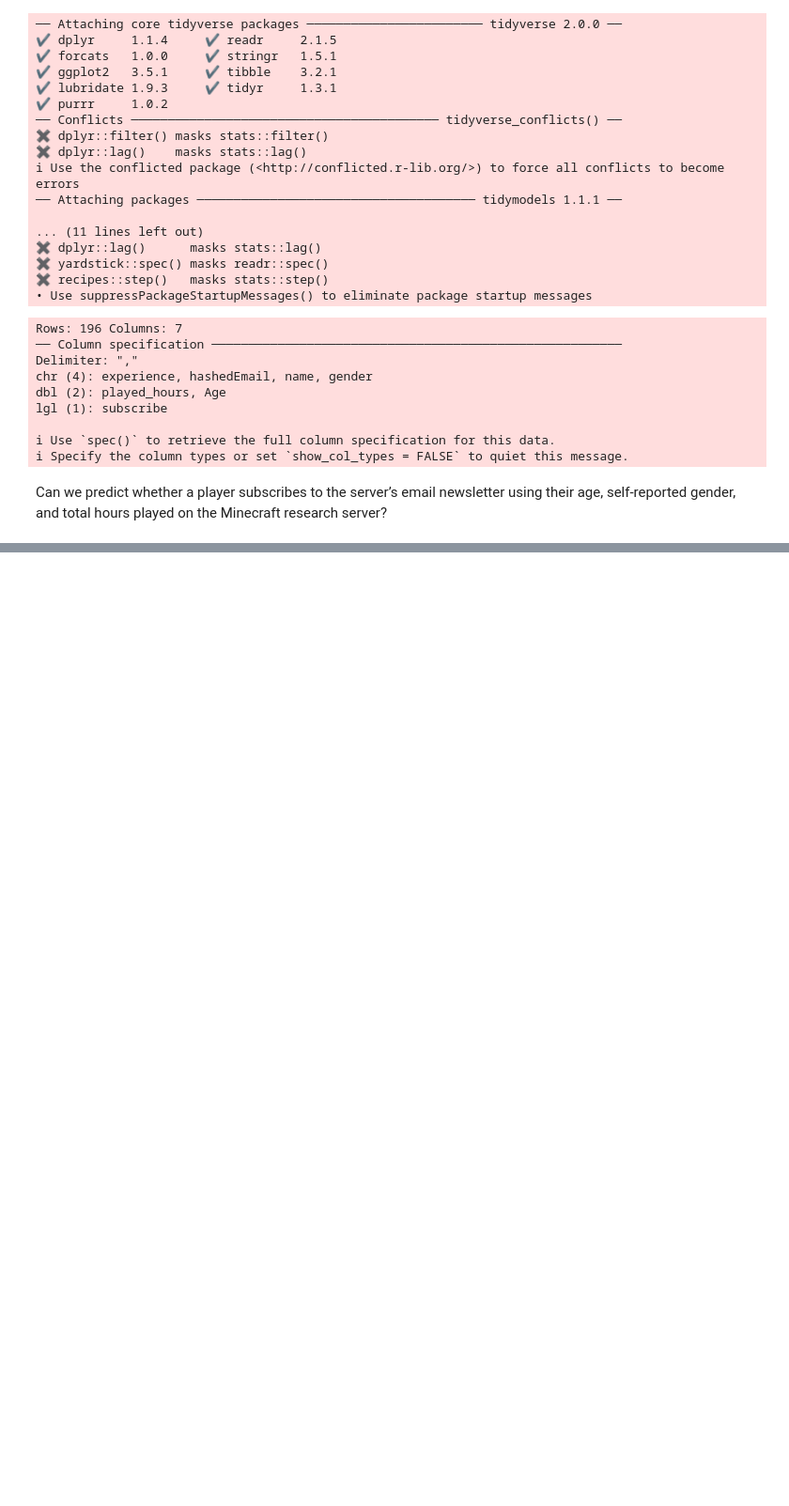
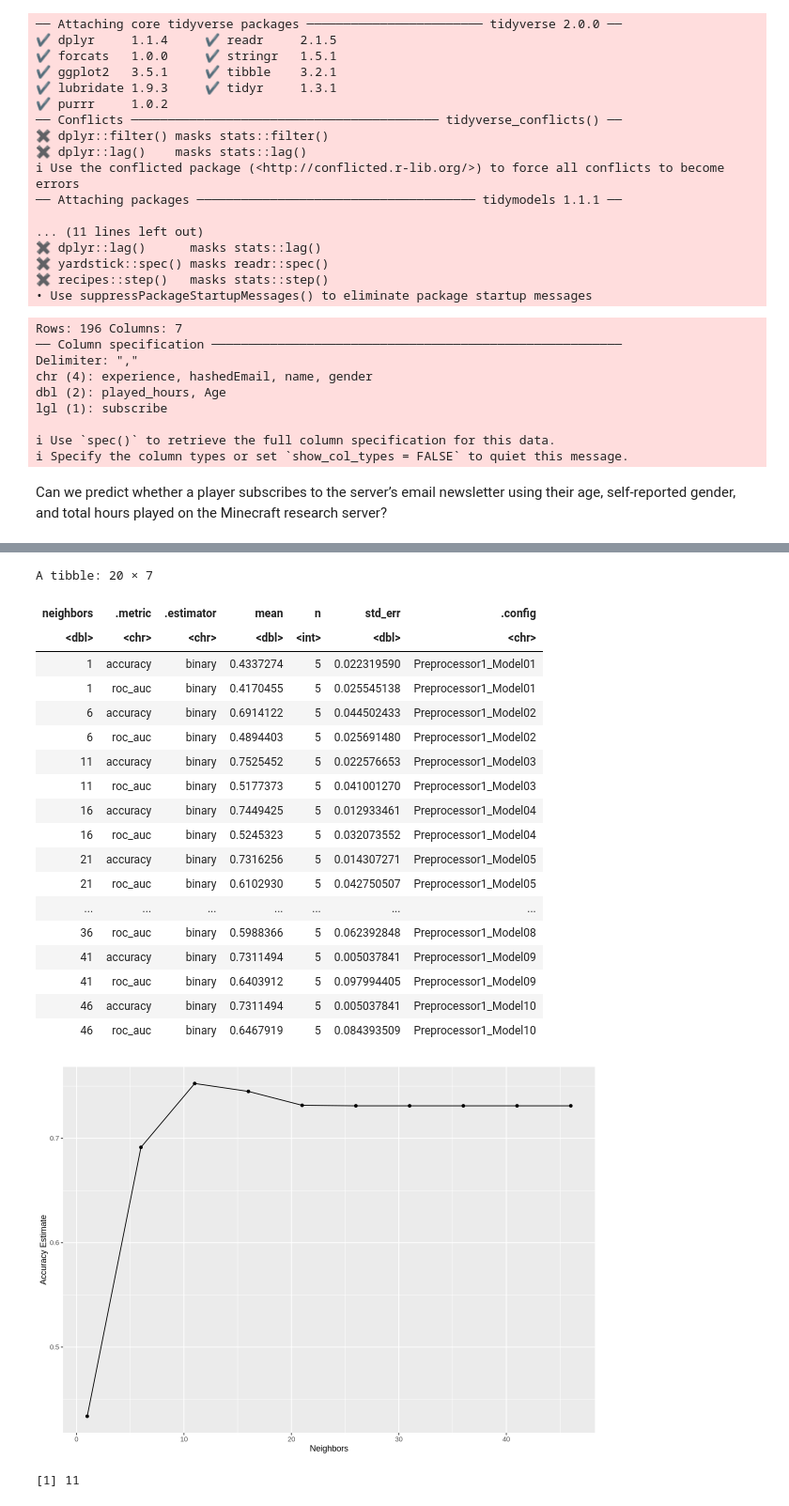
Before and after one commit to vanessapan07/dsci-project-009-19, a Jupyter notebook: final project.ipynb, the cells around one changed output, grey strips where cells are left out. Shown: that part at 94% size. Drawn from its saved outputs; the diff is of its cells as text; code cells hidden in the pictures; blank space fills up the shorter version.

Commit message:
vanessapan07
got best k and conf mat. accuracy looks bad

```diff
--- a/final project.ipynb
+++ b/final project.ipynb
@@ -222,0 +125,49 @@ fruit_mat
+# %%
+options(warn = 0)
+options(repr.plot.height = 7, repr.plot.width = 10)
+knn_results <- workflow() |>
+       add_recipe(player_recipe) |>
+       add_model(knn_tune) |>
+       tune_grid(resamples = player_vfold, grid = k_vals) |>
+       collect_metrics()
+knn_results
+
+accuracy <- knn_results|>
+    filter(.metric == "accuracy")
+
+accuracy_vs_k <- ggplot(accuracy, aes(x = neighbors, y = mean))+
+       geom_point() +
+       geom_line() +
+       labs(x = "Neighbors", y = "Accuracy Estimate")
+      # scale_x_continuous(breaks = seq(0, 14, by = 1)) +  # adjusting the x-axis
+      # scale_y_continuous(limits = c(0.4, 1.0)) # adjusting the y-axis
+accuracy_vs_k
+# %% [output]
+A tibble: 20 × 7
+| neighbors | .metric | .estimator | mean | n | std_err | .config |
+| <dbl> | <chr> | <chr> | <dbl> | <int> | <dbl> | <chr> |
+| 1 | accuracy | binary | 0.4337274 | 5 | 0.022319590 | Preprocessor1_Model01 |
+| 1 | roc_auc | binary | 0.4170455 | 5 | 0.025545138 | Preprocessor1_Model01 |
+| 6 | accuracy | binary | 0.6914122 | 5 | 0.044502433 | Preprocessor1_Model02 |
+| 6 | roc_auc | binary | 0.4894403 | 5 | 0.025691480 | Preprocessor1_Model02 |
+| 11 | accuracy | binary | 0.7525452 | 5 | 0.022576653 | Preprocessor1_Model03 |
+| 11 | roc_auc | binary | 0.5177373 | 5 | 0.041001270 | Preprocessor1_Model03 |
+| 16 | accuracy | binary | 0.7449425 | 5 | 0.012933461 | Preprocessor1_Model04 |
+| 16 | roc_auc | binary | 0.5245323 | 5 | 0.032073552 | Preprocessor1_Model04 |
+| 21 | accuracy | binary | 0.7316256 | 5 | 0.014307271 | Preprocessor1_Model05 |
+| 21 | roc_auc | binary | 0.6102930 | 5 | 0.042750507 | Preprocessor1_Model05 |
+| ... | ... | ... | ... | ... | ... | ... |
+| 36 | roc_auc | binary | 0.5988366 | 5 | 0.062392848 | Preprocessor1_Model08 |
+| 41 | accuracy | binary | 0.7311494 | 5 | 0.005037841 | Preprocessor1_Model09 |
+| 41 | roc_auc | binary | 0.6403912 | 5 | 0.097994405 | Preprocessor1_Model09 |
+| 46 | accuracy | binary | 0.7311494 | 5 | 0.005037841 | Preprocessor1_Model10 |
+| 46 | roc_auc | binary | 0.6467919 | 5 | 0.084393509 | Preprocessor1_Model10 |
+[figure, added]
+# %%
+best_k <- accuracy |>
+        arrange(desc(mean)) |>
+        head(1) |>
+        pull(neighbors)
+best_k
+# %% [output]
+[1] 11
```
Also changed, not shown: parts of 6 cells of this notebook.
